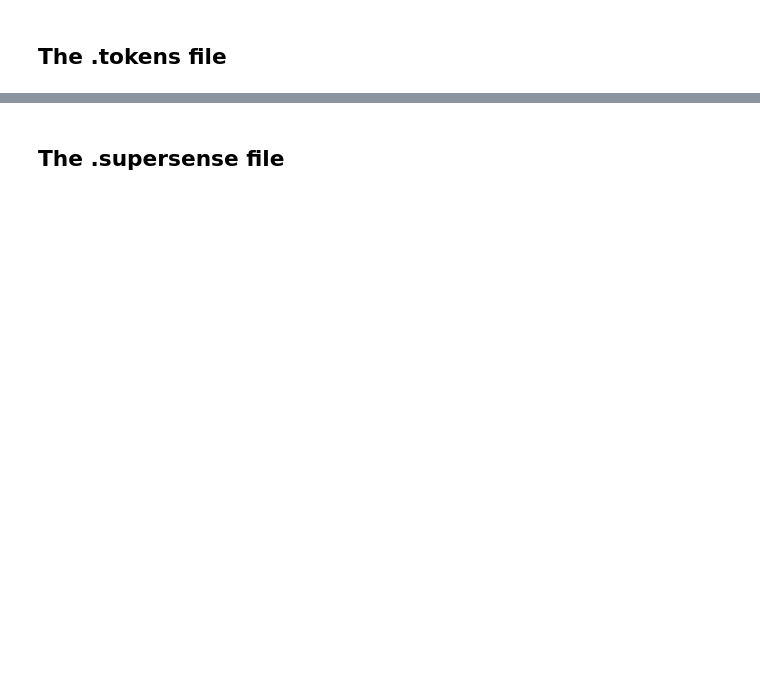
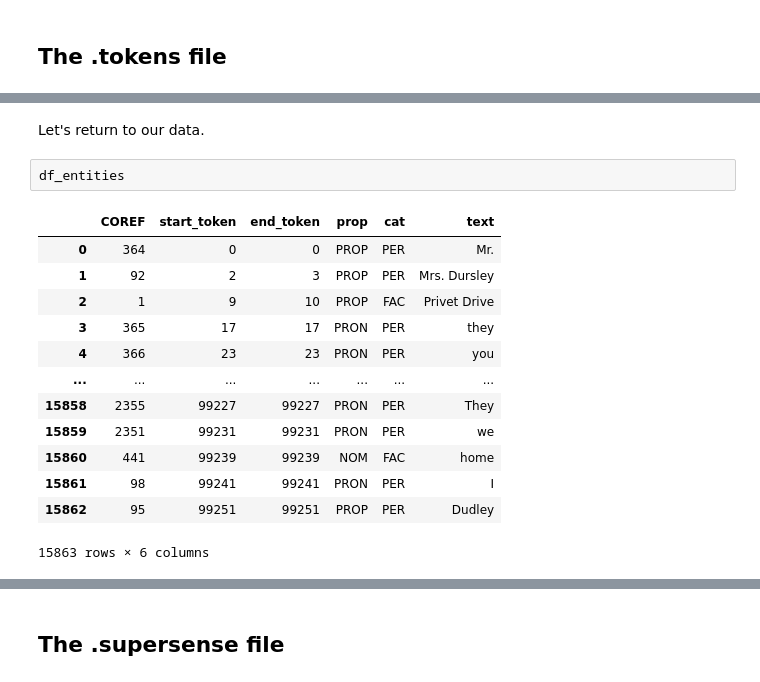
Before and after one commit to wjbmattingly/youtube_booknlp, a Jupyter notebook: 03_files.ipynb, the cells around one changed output, grey strips where cells are left out. Saved outputs shown, nothing was run; the diff lists cells and outputs as text; blank space fills up the shorter version.

```diff
--- a/03_files.ipynb
+++ b/03_files.ipynb
@@ -68,0 +104,18 @@ As you can see from the output above, we have something that looks like Excel, o
+# %% [markdown]
+Let's return to our data.
+# %%
+df_entities
+# %% [output]
+|  | COREF | start_token | end_token | prop | cat | text |
+| 0 | 364 | 0 | 0 | PROP | PER | Mr. |
+| 1 | 92 | 2 | 3 | PROP | PER | Mrs. Dursley |
+| 2 | 1 | 9 | 10 | PROP | FAC | Privet Drive |
+| 3 | 365 | 17 | 17 | PRON | PER | they |
+| 4 | 366 | 23 | 23 | PRON | PER | you |
+| ... | ... | ... | ... | ... | ... | ... |
+| 15858 | 2355 | 99227 | 99227 | PRON | PER | They |
+| 15859 | 2351 | 99231 | 99231 | PRON | PER | we |
+| 15860 | 441 | 99239 | 99239 | NOM | FAC | home |
+| 15861 | 98 | 99241 | 99241 | PRON | PER | I |
+| 15862 | 95 | 99251 | 99251 | PROP | PER | Dudley |
+15863 rows × 6 columns
```
Also changed, not shown: parts of 35 cells of this notebook, 13 other files.
